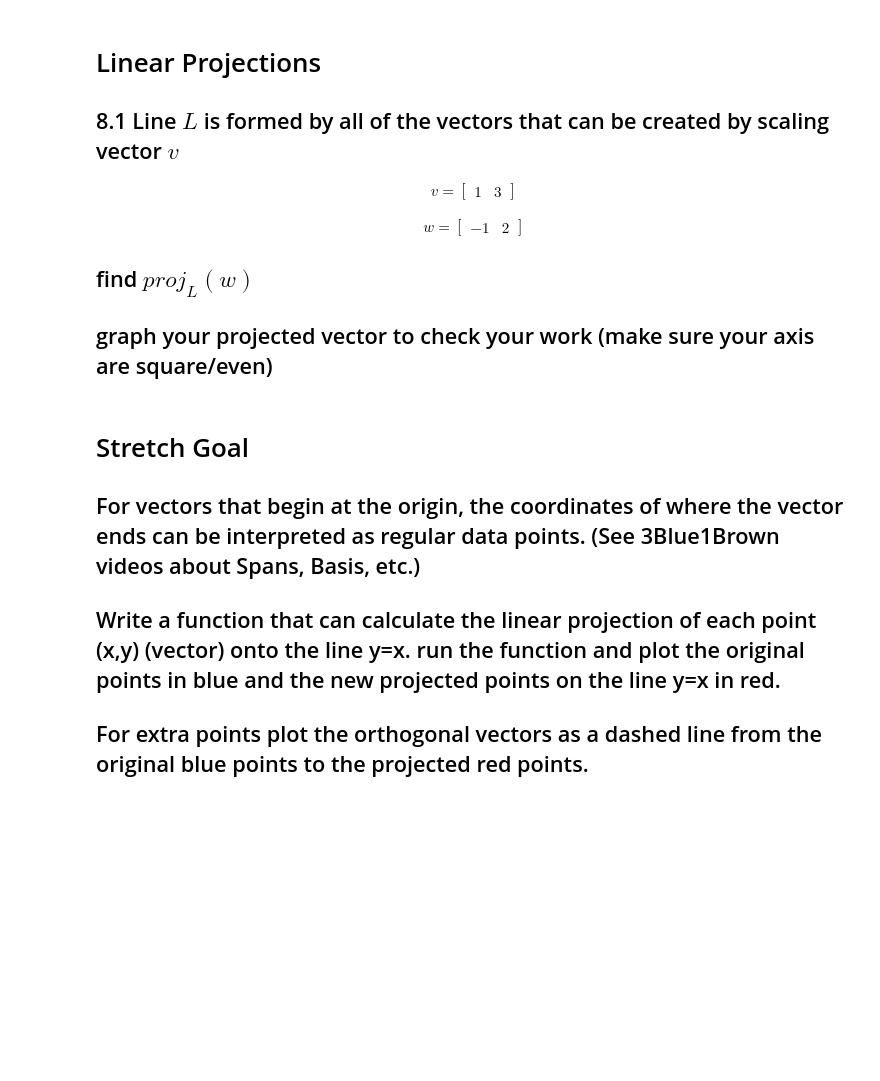
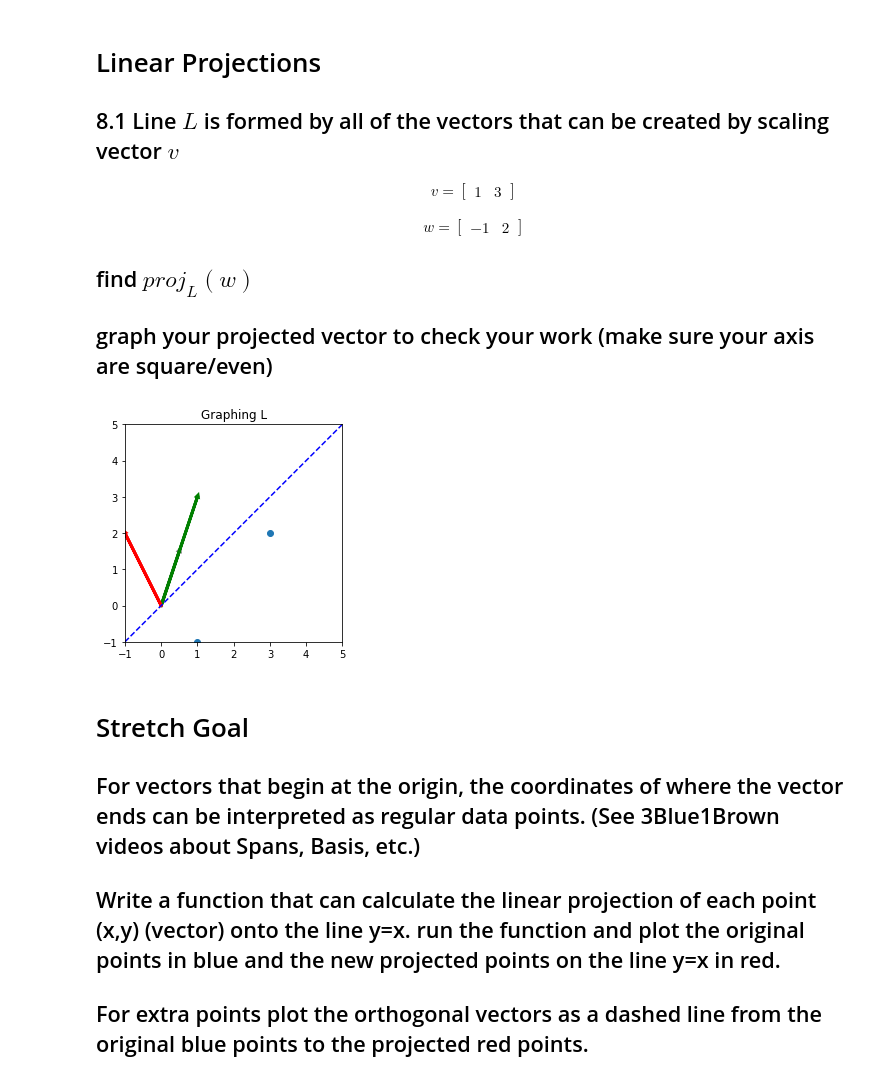
Before and after one commit to evangrinalds/DS-Unit-1-Sprint-3-Linear-Algebra, a Jupyter notebook: module2-intermediate-linear-algebra/Copy_of_LS_DS_132_Intermediate_Linear_Algebra_Assignment.ipynb, the cells around one changed output. Saved outputs shown, nothing was run; the diff lists cells and outputs as text; code cells hidden in the pictures; blank space fills up the shorter version.

```diff
--- a/module2-intermediate-linear-algebra/Copy_of_LS_DS_132_Intermediate_Linear_Algebra_Assignment.ipynb
+++ b/module2-intermediate-linear-algebra/Copy_of_LS_DS_132_Intermediate_Linear_Algebra_Assignment.ipynb
@@ -386,6 +435,32 @@ w = \begin{bmatrix} -1 & 2 \end{bmatrix}
 ## find $proj_{L}(w)$
 
 ## graph your projected vector to check your work (make sure your axis are square/even)
+# %%
+v = np.array([1,3])
+w = np.array([-1,2])
+
+numerator = np.vdot(w,v)
+denominator = np.vdot(v,v)
+fraction = numerator / denominator
+
+new_position = fraction*v
+# %%
+plt.xlim(-1,5)
+plt.ylim(-1,5)
+axes = plt.gca()
+axes.set_aspect('equal')
+x_vals = np.array(axes.get_xlim())
+y_vals = x_vals
+plt.plot(x_vals, y_vals, '--', color='b')
+plt.scatter(v, w)
+plt.arrow(0, 0, new_position[0], new_position[1], linewidth=3, head_width=.05, head_length=0.05, color ='gray')
+plt.arrow(0, 0, v[0], v[1], linewidth=3, head_width=.05, head_length=0.05, color ='green')
+plt.arrow(0, 0, w[0], w[1], linewidth=3, head_width=.05, head_length=0.05, color ='red')
+
+plt.title("Graphing L")
+plt.show()
+# %% [output]
+[figure, added]
 # %% [markdown]
 # Stretch Goal
 
```
Also changed, not shown: parts of 32 cells of this notebook.
